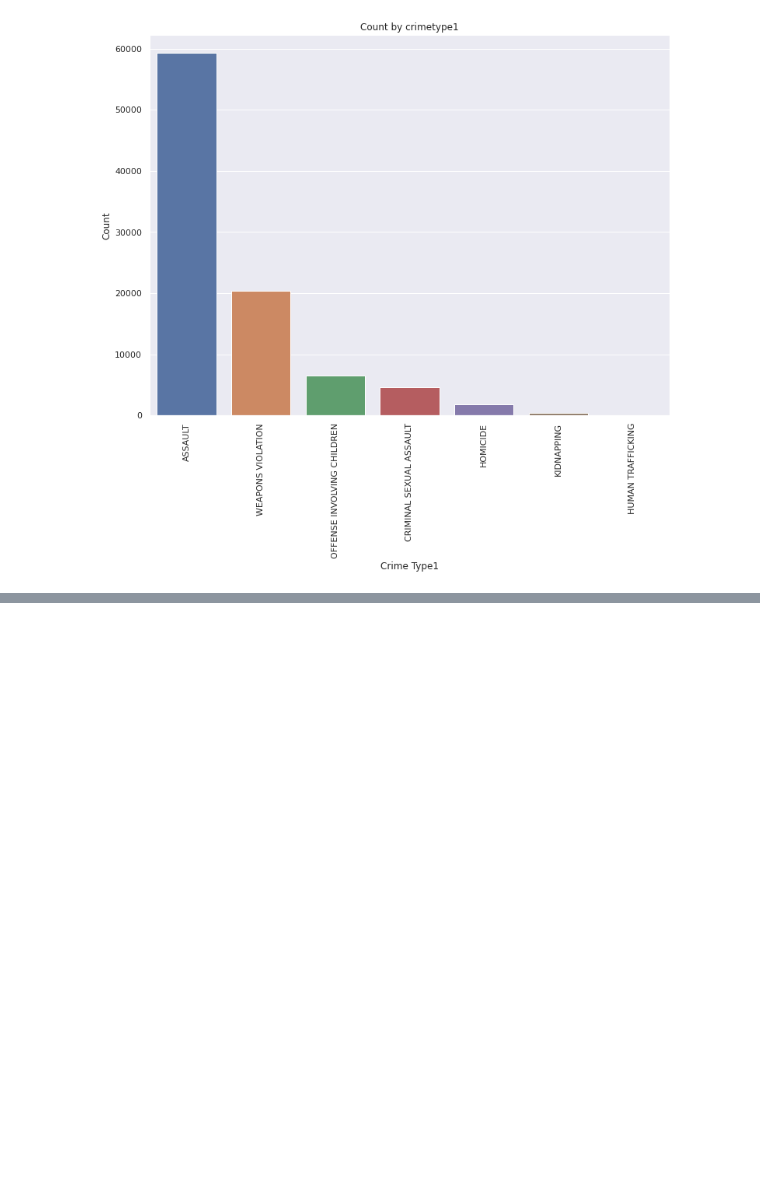
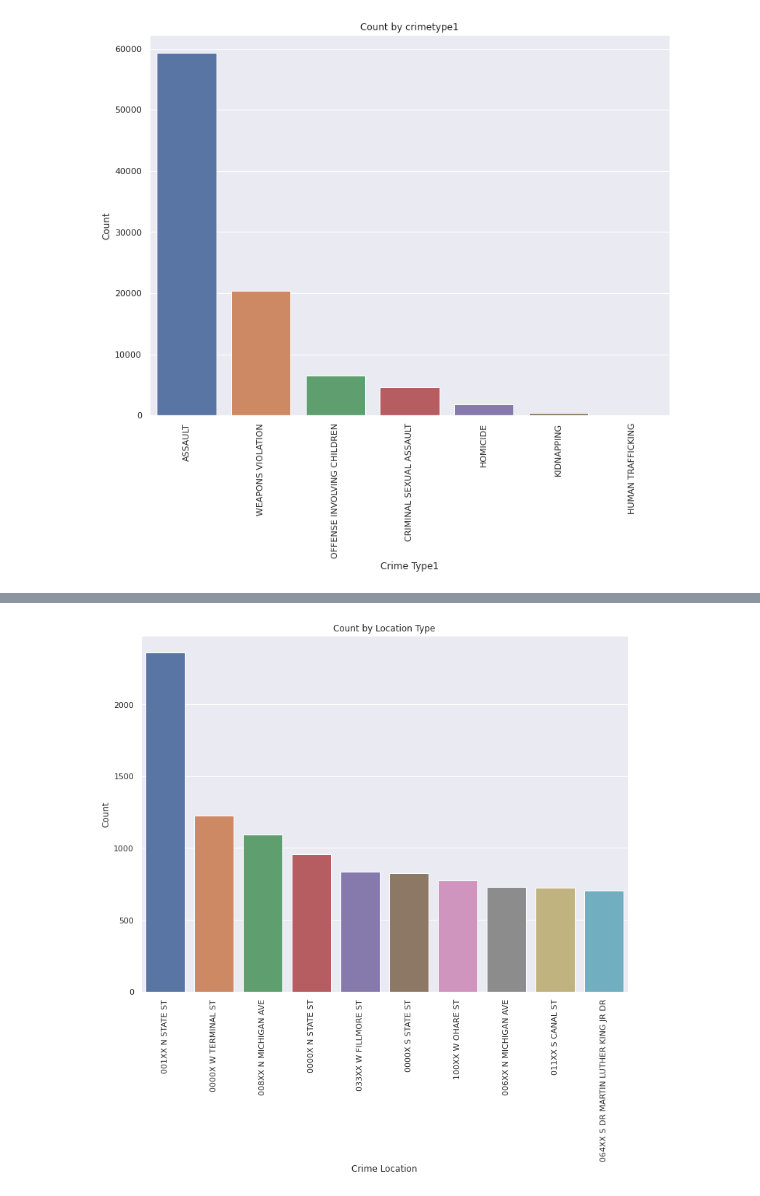
Before and after one commit to AngeloBarisano/data_management_and_ethics, a Jupyter notebook: eda.ipynb, the cells around one changed output, grey strips where cells are left out. Cells and saved outputs as stored; diff of their text form; code cells hidden in the pictures; blank space fills up the shorter version.

```diff
--- a/eda.ipynb
+++ b/eda.ipynb
@@ -590,0 +696,4 @@ Text(0.5, 1.0, 'Count by crimetype1')
+# %%
+simple_plot(df_block, "Crime_count", "block")
+# %% [output]
+[figure, added]
```
Also changed, not shown: parts of 27 cells of this notebook, 2 other files.
